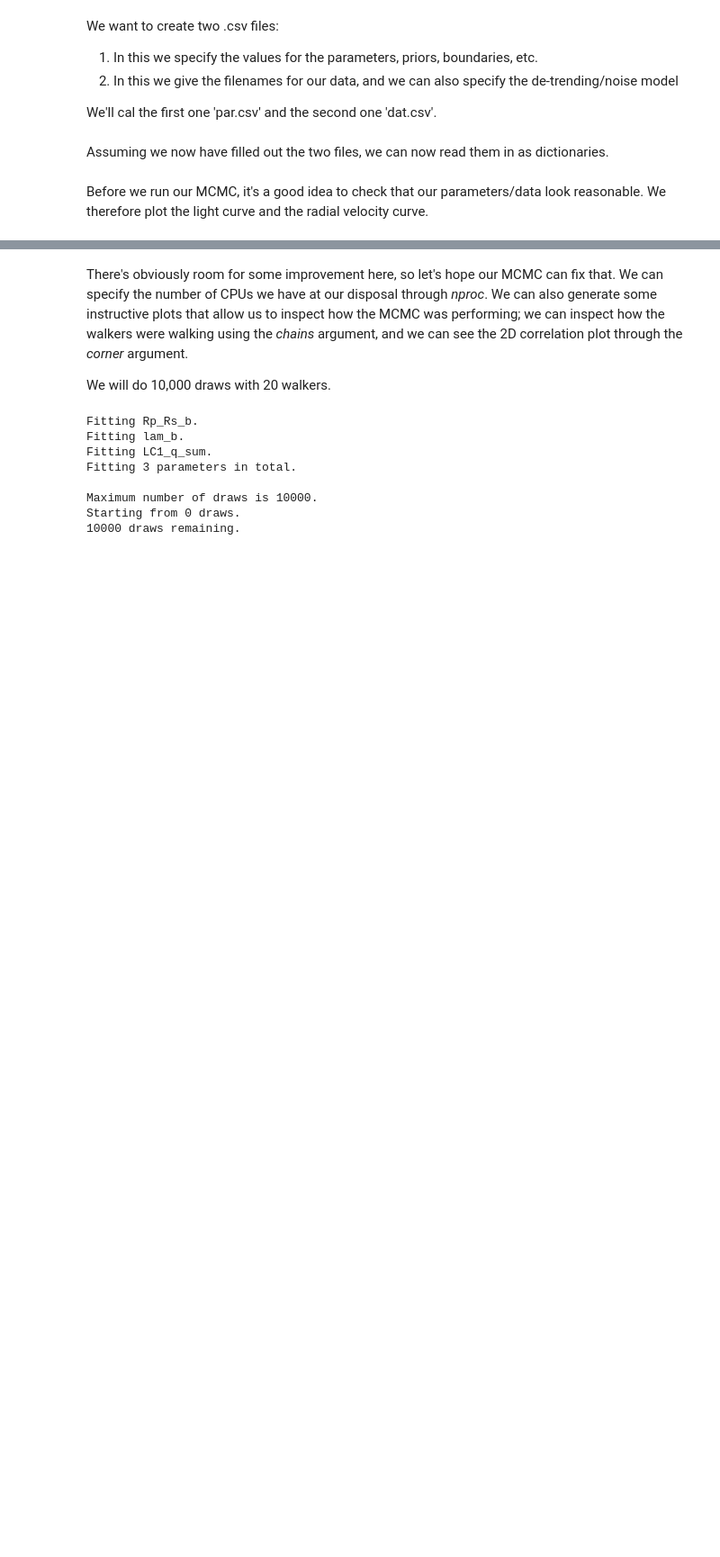
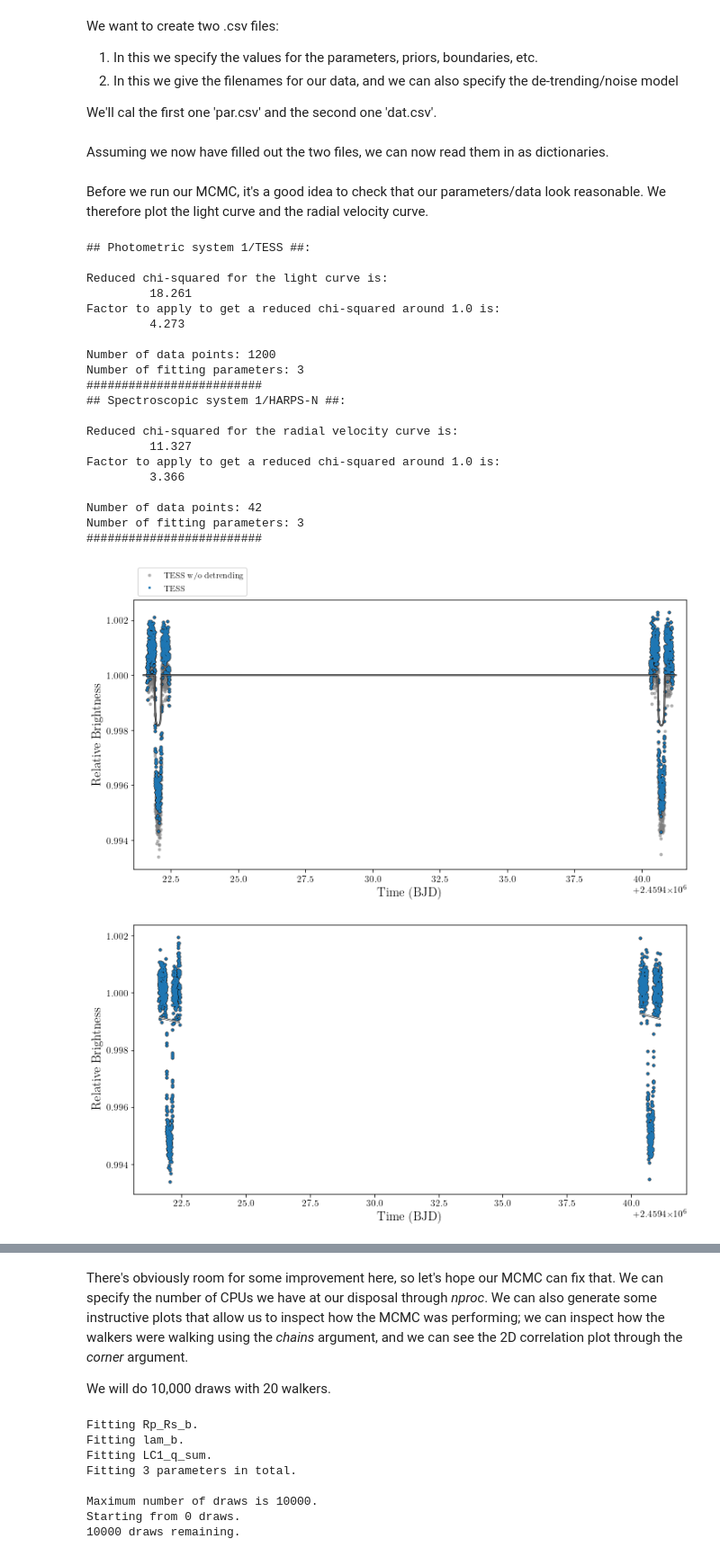
Before and after one commit to emilknudstrup/tracit, a Jupyter notebook: docs/source/examples/hd332231/fit.ipynb, the cells around one changed output, grey strips where cells are left out. Shown: that part at 90% size. Cells and saved outputs as stored; diff of their text form; code cells hidden in the pictures; blank space fills up the shorter version.

```diff
--- a/docs/source/examples/hd332231/fit.ipynb
+++ b/docs/source/examples/hd332231/fit.ipynb
@@ -41,7 +41,30 @@ dat = tracit.data_structure(dfile)
 # %% [markdown]
 Before we run our MCMC, it's a good idea to check that our parameters/data look reasonable. We therefore plot the light curve and the radial velocity curve.
 # %%
-pre_inspect = 0
+pre_inspect = 1
 if pre_inspect:
     tracit.plot_lightcurve(par,dat)
     tracit.plot_orbit(par,dat)
+# %% [output]
+## Photometric system 1/TESS ##:
+
+Reduced chi-squared for the light curve is:
+         18.261
+Factor to apply to get a reduced chi-squared around 1.0 is:
+         4.273
+
+Number of data points: 1200
+Number of fitting parameters: 3
+#########################
+## Spectroscopic system 1/HARPS-N ##:
+
+Reduced chi-squared for the radial velocity curve is:
+         11.327
+Factor to apply to get a reduced chi-squared around 1.0 is:
+         3.366
+
+Number of data points: 42
+Number of fitting parameters: 3
+#########################
+[figure, added]
+[figure, added]
```
Also changed, not shown: parts of 4 cells of this notebook, 11 other files.
